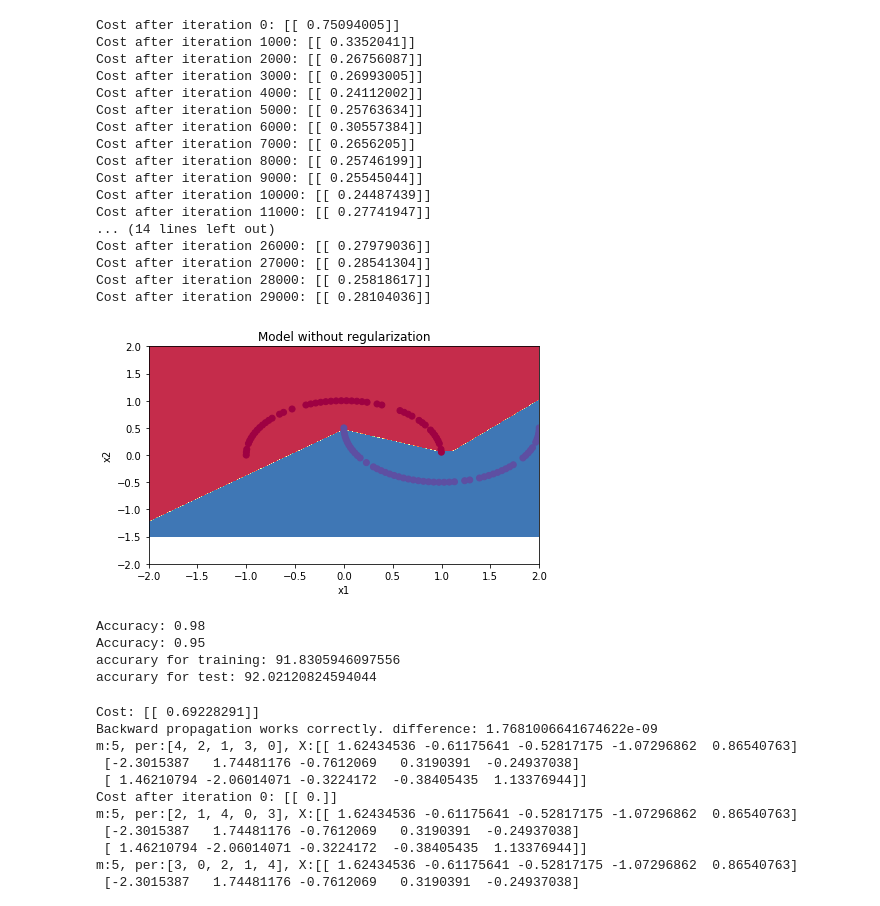
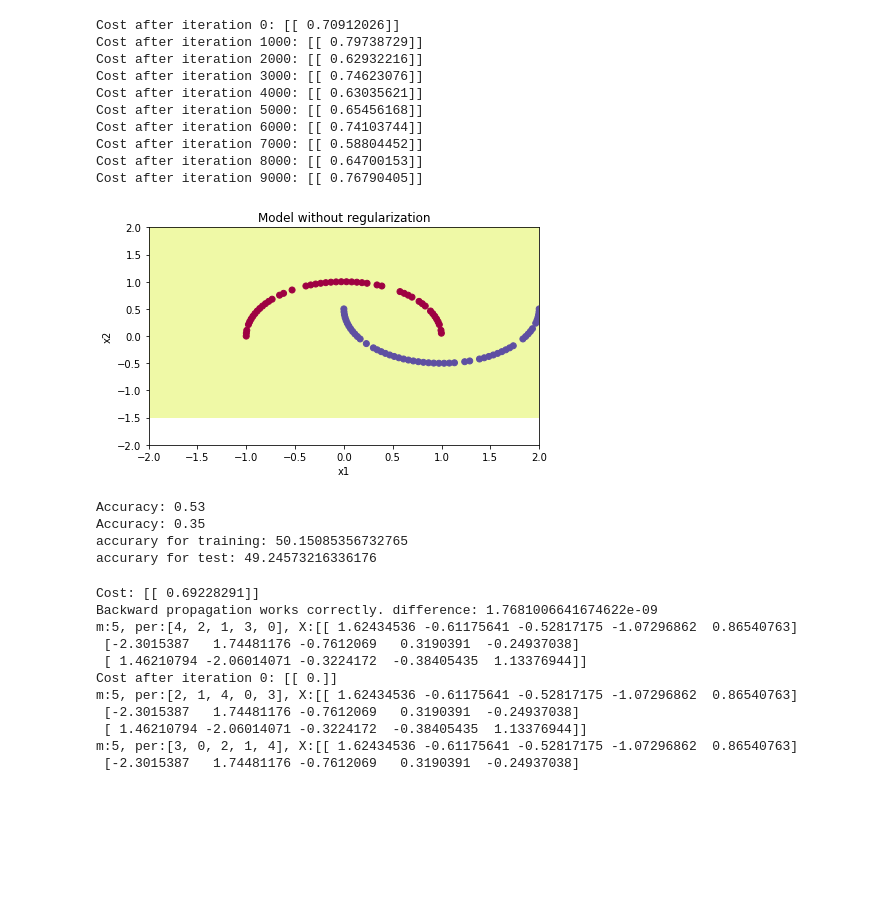
Before and after one commit to abarelk/Darjeeling, a Jupyter notebook: nn_model.ipynb, the cells around one changed output. Cells and saved outputs as stored; diff of their text form; code cells hidden in the pictures; blank space fills up the shorter version.

Commit message:
changed hyper parameters as argument

```diff
--- a/nn_model.ipynb
+++ b/nn_model.ipynb
@@ -64,7 +64,10 @@ def linear_forward_propagation(parameters, X, activation):
 
     for l in range(1, L):
         Ap = A
-        Z, A = step_forward(parameters['W' + str(l)], parameters['b' + str(l)], Ap, sigmoid if l == L - 1 else activation)
+        Z, A = step_forward(parameters['W' + str(l)],
+                            parameters['b' + str(l)],
+                            Ap,
+                            sigmoid if l == L - 1 else activation)
         caches.append((Z, Ap, parameters['W' + str(l)], parameters['b' + str(l)]))
 
     return A, caches
@@ -198,12 +201,36 @@ def random_mini_batches(X, Y, mini_batch_size=0, seed=0):
     return batches
 
 
-def nn_model(X, Y, layer_dims, mini_batch_size=0, learning_rate=0.3, epochs=30000, print_th_iter=10000, lambd=0., seed=0):
+def initialize_hyper_params(hyper_params):
+    layer_dims = hyper_params['layer_dims'] if 'layer_dims' in hyper_params else None
+    mini_batch_size = hyper_params['mini_batch_size'] if 'mini_batch_size' in hyper_params else 0
+    learning_rate = hyper_params['learning_rate'] if 'learning_rate' in hyper_params else 0.7
+    epochs = hyper_params['epochs'] if 'epochs' in hyper_params else 30000
+    l2_lambda = hyper_params['l2_lambda'] if 'l2_lambda' in hyper_params else 0
+
+    return layer_dims, mini_batch_size, learning_rate, epochs, l2_lambda
+
+
+"""
+X: data (features, number of examples)
+Y: label (1, number of examples)
+hyperparameters
+    layer_dims
+    mini_batch_size
+    learning_rate
+    epochs
+    l2_lambda
+seed: random seed for test
+debug_print_iter: print per each iter#
+"""
+def nn_model(X, Y, hyper_params, debug_print_iter=10000, seed=0):
     """
     X -- data of size (n, number of examples)
     Y -- true "label" vector of size (1, number of examples)
     layer_dims -- the number of nodes in layers including X
     """
+    layer_dims, mini_batch_size, learning_rate, epochs, lambd = initialize_hyper_params(hyper_params)
+
     parameters = initialize_parameters(layer_dims)
     v, s = initialize_adam_variables(parameters)
 
@@ -218,7 +245,7 @@ def nn_model(X, Y, layer_dims, mini_batch_size=0, learning_rate=0.3, epochs=3000
             cost = compute_cost(Yh, mini_batch_Y, parameters, lambd)
             parameters, v, s = update_parameters(parameters, grads, v, s, i+1, learning_rate)
 
-        if (i % print_th_iter == 0):
+        if (i % debug_print_iter == 0):
             print("Cost after iteration {}: {}".format(i, cost))
 
     return parameters, cost
@@ -327,56 +354,56 @@ def predict_dec(parameters, X):
     a3, cache = linear_forward_propagation(parameters, X, relu)
     predictions = (a3>0.5)
     return predictions
 
 
 def make_moon(n_train=100, n_test=20):
     X, Y = sk.datasets.make_moons(n_samples = n_train + n_test)
     train_X = X[:n_train, :].T
     train_Y = Y[:n_train].reshape((1, n_train))
     test_X = X[n_train:n_train+n_test, :].T
     test_Y = Y[n_train:n_train+n_test].reshape((1, n_test))
     return train_X, train_Y, test_X, test_Y
 
 
 np.random.seed(3)
 train_X, train_Y, test_X, test_Y = make_moon(n_train=100, n_test=20)
 layer_dims = [train_X.shape[0],  20, 3, 1]
 
-parameters, cost = nn_model(train_X, train_Y, layer_dims, mini_batch_size=10, lambd=0.2, learning_rate=0.01, epochs=30000, print_th_iter=1000)
+hyper_params = {}
+hyper_params['layer_dims'] = layer_dims
+hyper_params['mini_batch_size'] = 10
+hyper_params['l2_lambda'] = 0.2
+hyper_params['learning_rate'] = 0.02
+hyper_params['epochs'] = 10000
+
+parameters, cost = nn_model(train_X, train_Y, hyper_params, debug_print_iter=1000)
 
 plt.title("Model without regularization")
 axes = plt.gca()
 axes.set_xlim([-2.,2.])
 axes.set_ylim([-2.,2.])
 plot_decision_boundary(lambda x: predict_dec(parameters, x.T), train_X, train_Y)
 
 predict(train_X, train_Y, parameters, relu)
 predict(test_X, test_Y, parameters, relu)
 print("accurary for training: {}".format(accuracy(parameters, train_X, train_Y)))
 print("accurary for test: {}".format(accuracy(parameters, test_X, test_Y)))
 # %% [output]
-Cost after iteration 0: [[ 0.75094005]]
-Cost after iteration 1000: [[ 0.3352041]]
-Cost after iteration 2000: [[ 0.26756087]]
-Cost after iteration 3000: [[ 0.26993005]]
-Cost after iteration 4000: [[ 0.24112002]]
-Cost after iteration 5000: [[ 0.25763634]]
-Cost after iteration 6000: [[ 0.30557384]]
-Cost after iteration 7000: [[ 0.2656205]]
-Cost after iteration 8000: [[ 0.25746199]]
-Cost after iteration 9000: [[ 0.25545044]]
-Cost after iteration 10000: [[ 0.24487439]]
-Cost after iteration 11000: [[ 0.27741947]]
-... (14 lines left out)
-Cost after iteration 26000: [[ 0.27979036]]
-Cost after iteration 27000: [[ 0.28541304]]
-Cost after iteration 28000: [[ 0.25818617]]
-Cost after iteration 29000: [[ 0.28104036]]
+Cost after iteration 0: [[ 0.70912026]]
+Cost after iteration 1000: [[ 0.79738729]]
+Cost after iteration 2000: [[ 0.62932216]]
+Cost after iteration 3000: [[ 0.74623076]]
+Cost after iteration 4000: [[ 0.63035621]]
+Cost after iteration 5000: [[ 0.65456168]]
+Cost after iteration 6000: [[ 0.74103744]]
+Cost after iteration 7000: [[ 0.58804452]]
+Cost after iteration 8000: [[ 0.64700153]]
+Cost after iteration 9000: [[ 0.76790405]]
-[figure, old version]
+[figure, new version]
-Accuracy: 0.98
-Accuracy: 0.95
-accurary for training: 91.8305946097556
-accurary for test: 92.02120824594044
+Accuracy: 0.53
+Accuracy: 0.35
+accurary for training: 50.15085356732765
+accurary for test: 49.24573216336176
 # %%
 np.random.seed(1)
 training_set_X = np.random.randn(3, 5)
```
Also changed, not shown: parts of 3 cells of this notebook.
